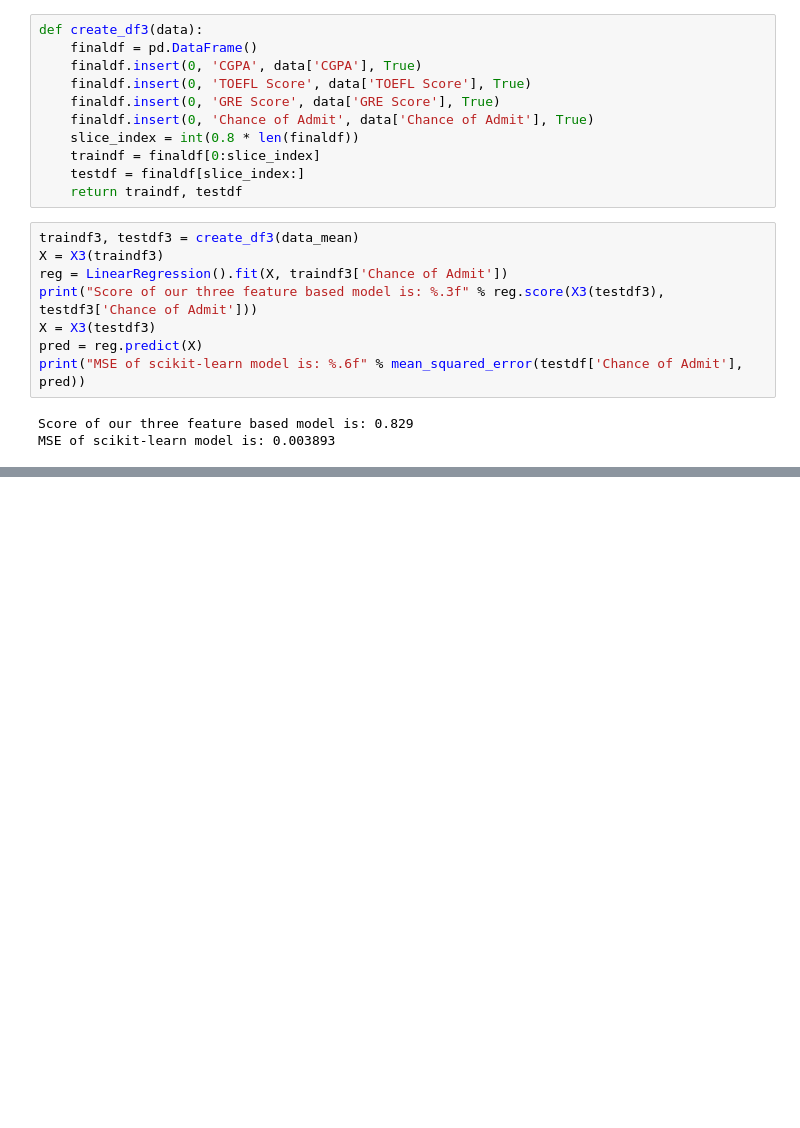
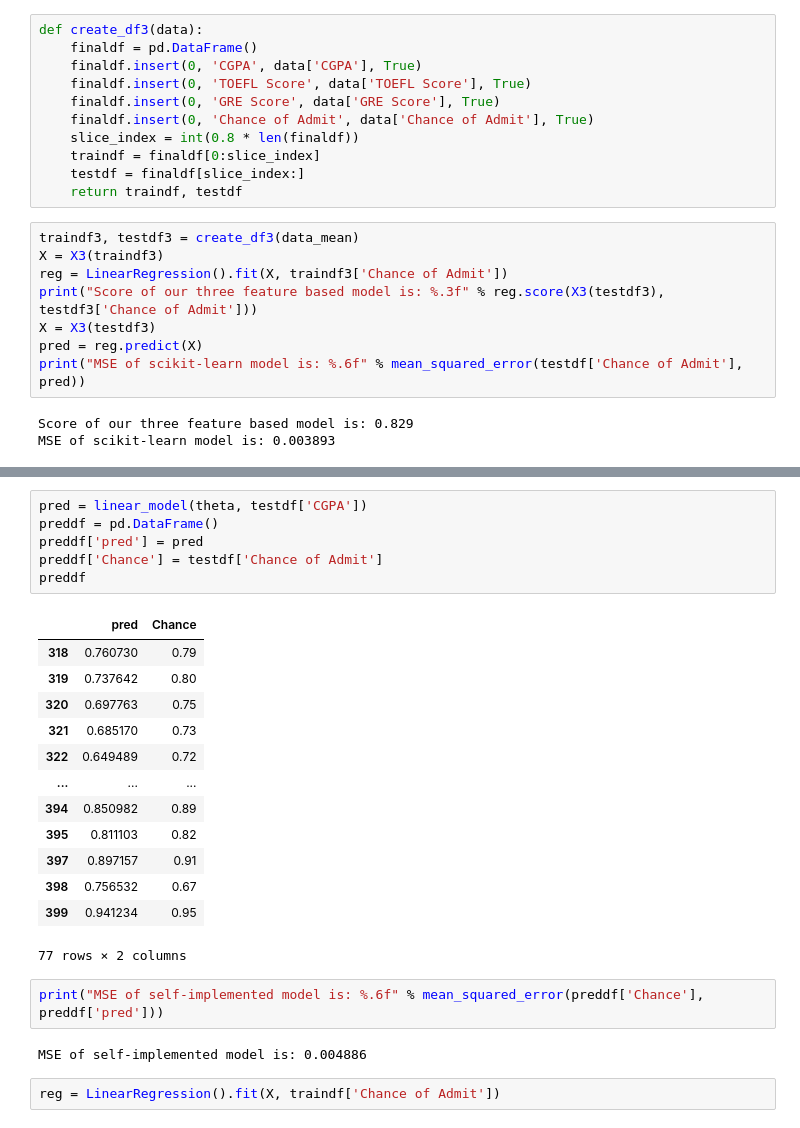
Before and after one commit to ouldouzN/task2_edit1, a Jupyter notebook: task2.ipynb, the cells around one changed output, grey strips where cells are left out. Cells and saved outputs as stored; diff of their text form; blank space fills up the shorter version.

```diff
--- a/task2.ipynb
+++ b/task2.ipynb
@@ -248,0 +287,26 @@ MSE of scikit-learn model is: 0.003893
+# %%
+pred = linear_model(theta, testdf['CGPA'])
+preddf = pd.DataFrame()
+preddf['pred'] = pred
+preddf['Chance'] = testdf['Chance of Admit']
+preddf
+# %% [output]
+|  | pred | Chance |
+| 318 | 0.760730 | 0.79 |
+| 319 | 0.737642 | 0.80 |
+| 320 | 0.697763 | 0.75 |
+| 321 | 0.685170 | 0.73 |
+| 322 | 0.649489 | 0.72 |
+| ... | ... | ... |
+| 394 | 0.850982 | 0.89 |
+| 395 | 0.811103 | 0.82 |
+| 397 | 0.897157 | 0.91 |
+| 398 | 0.756532 | 0.67 |
+| 399 | 0.941234 | 0.95 |
+77 rows × 2 columns
+# %%
+print("MSE of self-implemented model is: %.6f" % mean_squared_error(preddf['Chance'], preddf['pred']))
+# %% [output]
+MSE of self-implemented model is: 0.004886
+# %%
+reg = LinearRegression().fit(X, traindf['Chance of Admit'])
```
Also changed, not shown: parts of 7 cells of this notebook.
